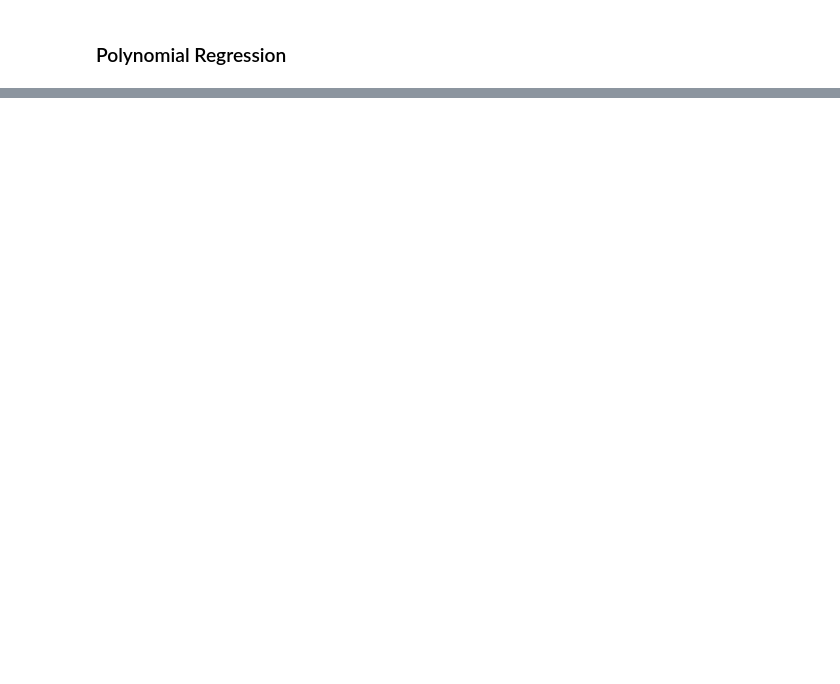
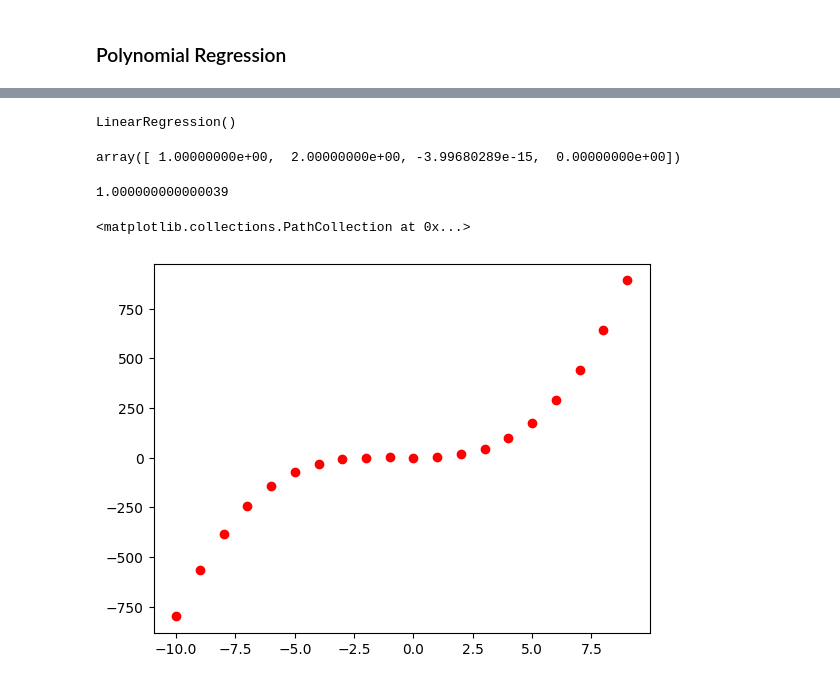
Before and after one commit to hung20gg/ML_vippro, a Jupyter notebook: linear_regression.ipynb, the cells around one changed output, grey strips where cells are left out. Drawn from its saved outputs; the diff is of its cells as text; code cells hidden in the pictures; blank space fills up the shorter version.

```diff
--- a/linear_regression.ipynb
+++ b/linear_regression.ipynb
@@ -86,0 +114,2 @@ plt.scatter(nums, y, color='red')
+# %%
+arr = np.arange(-10,10)
@@ -86,0 +121,7 @@ plt.scatter(nums, y, color='red')
+# %%
+a = [x**3 for x in arr]
+b = [x**2 for x in arr]
+c = [x for x in arr]
+d = [1 for x in arr]
+# %%
+X = pd.DataFrame({'a':a, 'b':b, 'c': c, 'd':d})
@@ -86,0 +148,13 @@ plt.scatter(nums, y, color='red')
+# %%
+lr = LinearRegression()
+lr.fit(X,y)
+# %% [output]
+LinearRegression()
+# %%
+lr.coef_
+# %% [output]
+array([ 1.00000000e+00,  2.00000000e+00, -3.99680289e-15,  0.00000000e+00])
+# %%
+lr.intercept_
+# %% [output]
+1.000000000000039
@@ -86,0 +166,13 @@ plt.scatter(nums, y, color='red')
+# %%
+arr2 = np.arange(-10,10)
+a = [x**3 for x in arr2]
+b = [x**2 for x in arr2]
+c = [x for x in arr2]
+d = [1 for x in arr2]
+X = pd.DataFrame({'a':a, 'b':b, 'c': c, 'd':d})
+
+y_pred = lr.predict(X)
+plt.scatter(arr2, y, color='red')
+# %% [output]
+<matplotlib.collections.PathCollection at 0x...>
+[figure, added]
```
Also changed, not shown: parts of 13 cells of this notebook.
